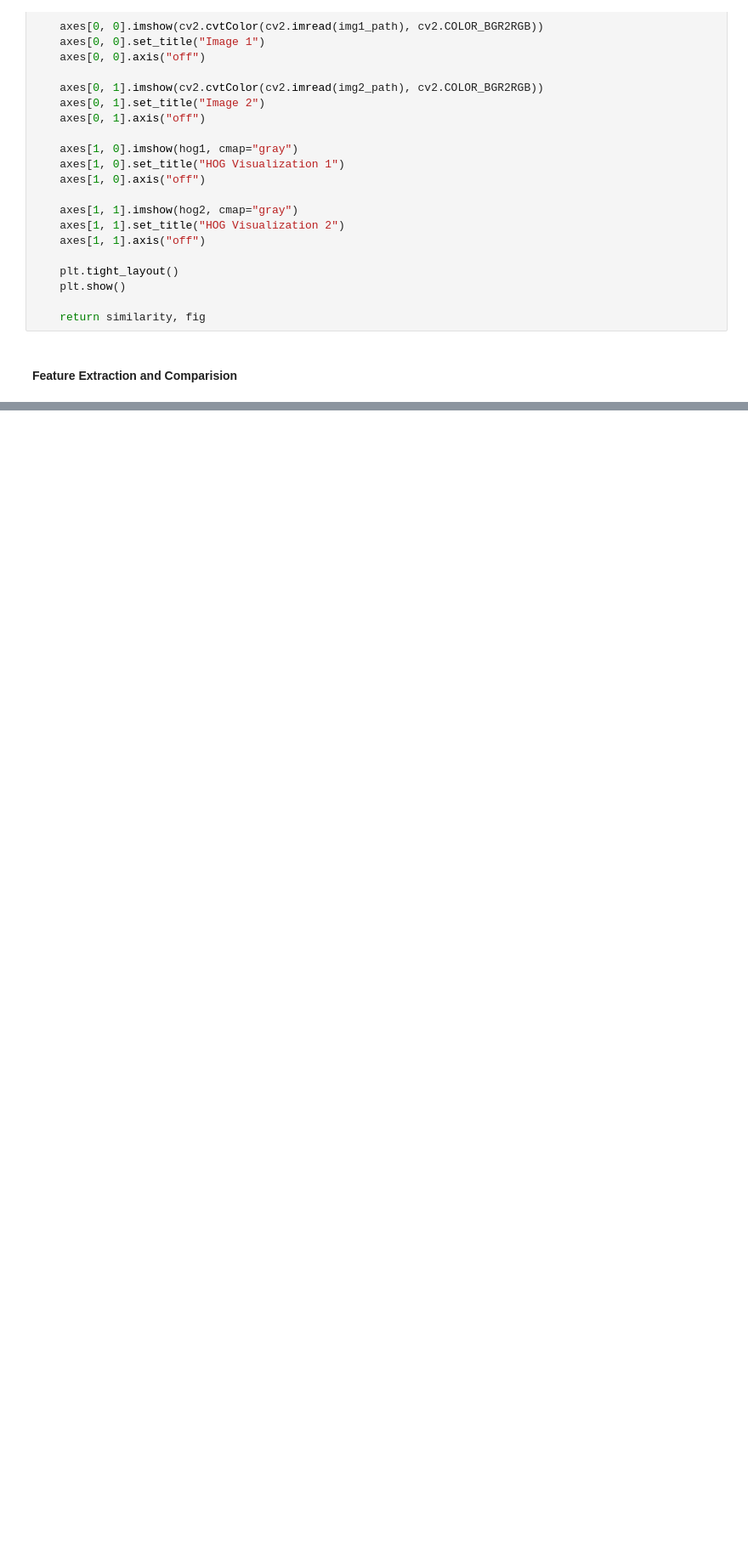
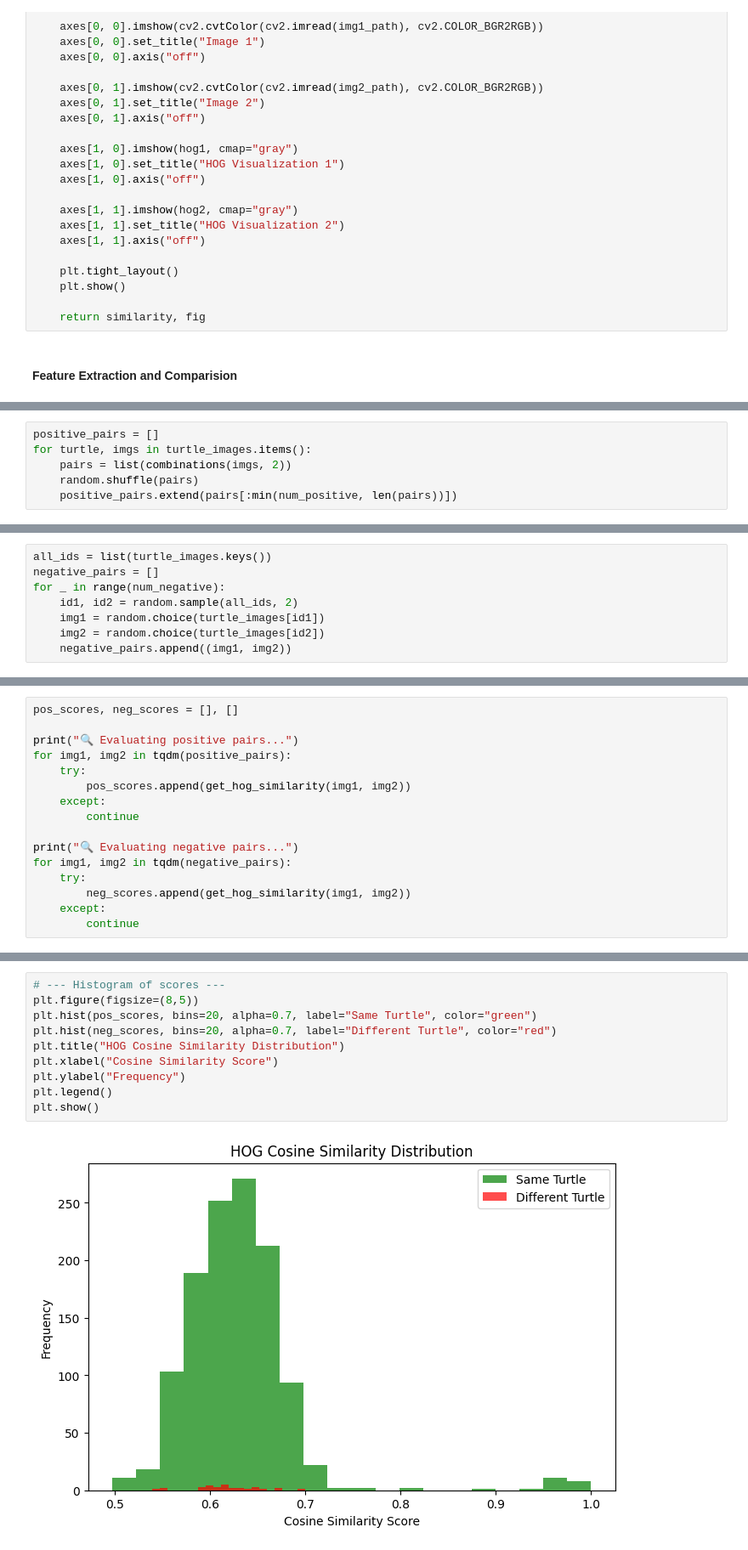
Before and after one commit to OwnNUphaT/ImageProcessingTurtle, a Jupyter notebook: TurtleFinalProject.ipynb, the cells around one changed output, grey strips where cells are left out. Shown at 85% size. Saved outputs shown, nothing was run; the diff lists cells and outputs as text; blank space fills up the shorter version.

```diff
--- a/TurtleFinalProject.ipynb
+++ b/TurtleFinalProject.ipynb
@@ -354,0 +358,6 @@ print(f"🔹 Cosine Similarity: {score:.4f}")
+# %%
+positive_pairs = []
+for turtle, imgs in turtle_images.items():
+    pairs = list(combinations(imgs, 2))
+    random.shuffle(pairs)
+    positive_pairs.extend(pairs[:min(num_positive, len(pairs))])
@@ -354,0 +366,8 @@ print(f"🔹 Cosine Similarity: {score:.4f}")
+# %%
+all_ids = list(turtle_images.keys())
+negative_pairs = []
+for _ in range(num_negative):
+    id1, id2 = random.sample(all_ids, 2)
+    img1 = random.choice(turtle_images[id1])
+    img2 = random.choice(turtle_images[id2])
+    negative_pairs.append((img1, img2))
@@ -354,0 +376,16 @@ print(f"🔹 Cosine Similarity: {score:.4f}")
+# %%
+pos_scores, neg_scores = [], []
+
+print("🔍 Evaluating positive pairs...")
+for img1, img2 in tqdm(positive_pairs):
+    try:
+        pos_scores.append(get_hog_similarity(img1, img2))
+    except:
+        continue
+
+print("🔍 Evaluating negative pairs...")
+for img1, img2 in tqdm(negative_pairs):
+    try:
+        neg_scores.append(get_hog_similarity(img1, img2))
+    except:
+        continue
@@ -354,0 +401,12 @@ print(f"🔹 Cosine Similarity: {score:.4f}")
+# %%
+# --- Histogram of scores ---
+plt.figure(figsize=(8,5))
+plt.hist(pos_scores, bins=20, alpha=0.7, label="Same Turtle", color="green")
+plt.hist(neg_scores, bins=20, alpha=0.7, label="Different Turtle", color="red")
+plt.title("HOG Cosine Similarity Distribution")
+plt.xlabel("Cosine Similarity Score")
+plt.ylabel("Frequency")
+plt.legend()
+plt.show()
+# %% [output]
+[figure, added]
```
Also changed, not shown: parts of 17 cells of this notebook, 1 other file.
